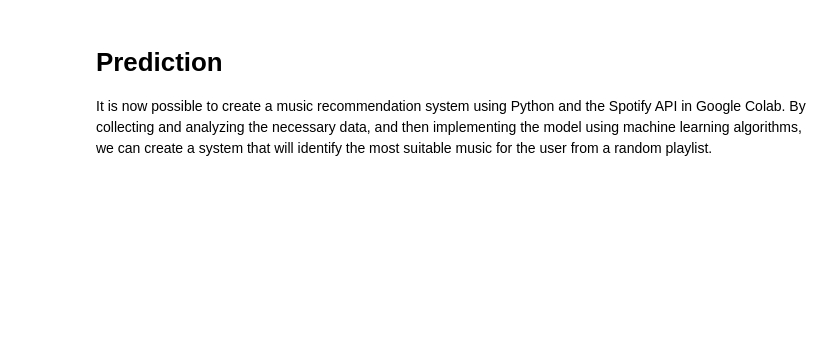
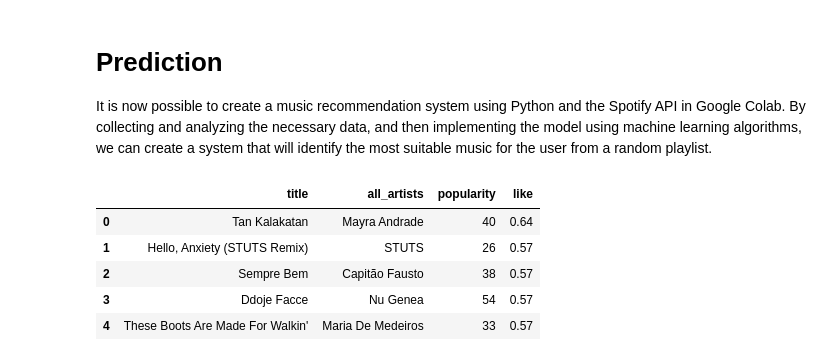
Before and after one commit to claramarto11/AAvanceproject, a Jupyter notebook: Projeto_final.ipynb, the cells around one changed output. Saved outputs shown, nothing was run; the diff lists cells and outputs as text; code cells hidden in the pictures; blank space fills up the shorter version.

```diff
--- a/Projeto_final.ipynb
+++ b/Projeto_final.ipynb
@@ -506,7 +483,7 @@ seed = 100
 df_copy=df.drop(['id','title','all_artists','mode', 'duration_ms',
                           'key', 'time_signature','tempo','release_date'], axis=1)
 
-X_train, X_test, y_train, y_test = train_test_split(df_copy.drop('like', axis=1), df_copy['like'], test_size = 0.2, random_state = 42)
+X_train, X_test, y_train, y_test = train_test_split(df_copy.drop('like', axis=1), df_copy['like'], test_size = 0.3, random_state = 42)
 X_train
 # %% [output]
 |  | popularity | danceability | energy | loudness | acousticness | instrumentalness | liveness | valence |
@@ -1456,17 +1404,24 @@ It is now possible to create a music recommendation system using Python and the
 # %%
 # Predict
 df_guess_copy=df_guess.copy()
 df_guess_copy['like'] =clf_rfc.predict(df_guess)
 df_guess_copy['prob_like'] =clf_rfc.predict_proba(df_guess)[:,1]  # slice for probability of 1
 #df_guess_copy[df_guess_copy['like'] == 1].head(100)
-n_likes= df_guess_copy[df_guess_copy['prob_like']  <= 0.7]
-likes= df_guess_copy[df_guess_copy['prob_like']  >= 0.7]
+n_likes= df_guess_copy[df_guess_copy['prob_like']  <= 0.2]
+likes= df_guess_copy[df_guess_copy['prob_like']  >= 0.5]
 a=likes.sort_values("prob_like",ascending=False)
 b = pd.DataFrame([])
 b=b.append(df_play.iloc[a.index])
 b['like']=a['prob_like']
 b= b.drop_duplicates(subset='id', keep="first").reset_index()
 b=b.drop(['id','index','Unnamed: 0','release_date', 'danceability', 'energy', 'key',
                              'loudness', 'mode', 'acousticness',
                              'instrumentalness', 'liveness', 'valence', 'tempo', 'duration_ms', 'time_signature'],axis=1)
 b[:5]
+# %% [output]
+|  | title | all_artists | popularity | like |
+| 0 | Tan Kalakatan | Mayra Andrade | 40 | 0.64 |
+| 1 | Hello, Anxiety (STUTS Remix) | STUTS | 26 | 0.57 |
+| 2 | Sempre Bem | Capitão Fausto | 38 | 0.57 |
+| 3 | Ddoje Facce | Nu Genea | 54 | 0.57 |
+| 4 | These Boots Are Made For Walkin' | Maria De Medeiros | 33 | 0.57 |
```
Also changed, not shown: parts of 23 cells of this notebook.
